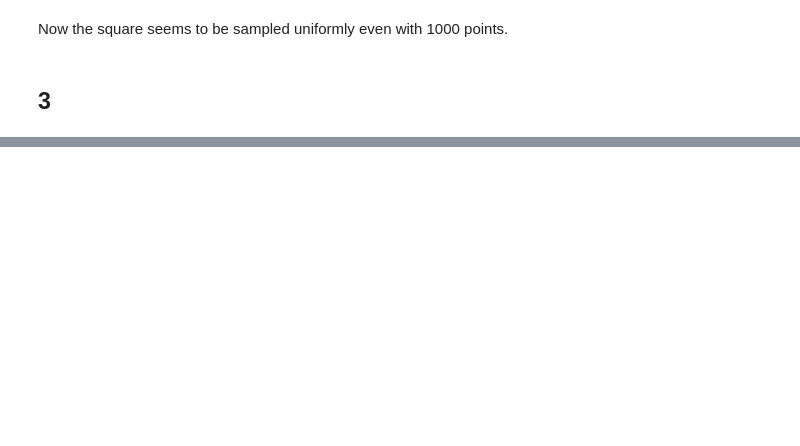
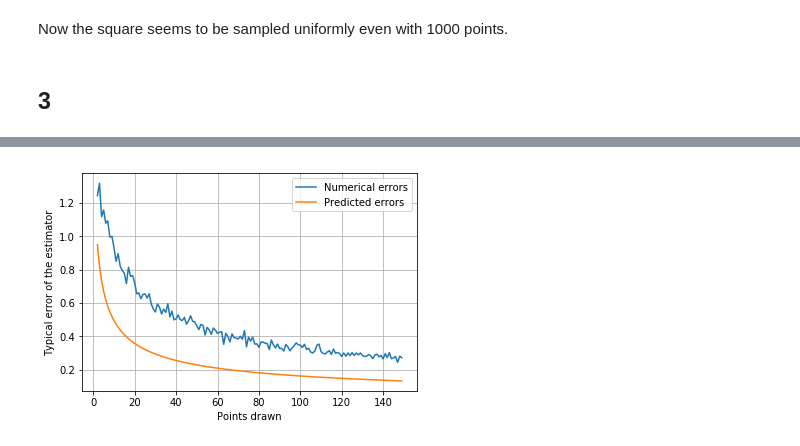
Before and after one commit to neonjoo/comp_sci, a Jupyter notebook: hw3.ipynb, the cells around one changed output, grey strips where cells are left out. Saved outputs shown, nothing was run; the diff lists cells and outputs as text; code cells hidden in the pictures; blank space fills up the shorter version.

```diff
--- a/hw3.ipynb
+++ b/hw3.ipynb
@@ -153,44 +161,49 @@ Now the square seems to be sampled uniformly even with 1000 points.
 # %%
 import numpy as np
 import matplotlib.pyplot as plt
-from matplotlib.patches import Rectangle
 
-N = [1e3, 4e3, 20e3]
+N = 150
 
-stepsize = 1
+stepsize = 1.1
+runs = 200
 
-for n in N:
+pi_estimates = []
+num_error = []
+pred_error = []
+
+for n in range(1, N+1):
     n = int(n)
+    pi_estimate = [] # holds pi # of runs estimates of pi for n points drawn
 
-    S = np.zeros(n)
-    xx = np.zeros(n)
-    yy = np.zeros(n)
-    rejected = 0
-    x, y = 0, 0
+    for run in range(runs):
+        S = np.zeros(n)
+        x, y = 0, 0
 
-    for i in range(n):
-        dx = np.random.uniform(-stepsize,stepsize)
-        dy = np.random.uniform(-stepsize,stepsize)
-        x = x + dx
-        y = y + dy
+        for i in range(n):
+            dx = np.random.uniform(-stepsize,stepsize)
+            dy = np.random.uniform(-stepsize,stepsize)
+            x = x + dx
+            y = y + dy
 
-        if abs(x) > 1 or abs(y) > 1:
-            x = x - dx
-            y = y - dy
-            rejected += 1
-        if (x**2 + y**2) < 1:
-            S[i] = 4
-        xx[i] = x
-        yy[i] = y
+            if abs(x) > 1 or abs(y) > 1:
+                x = x - dx
+                y = y - dy
+            if (x**2 + y**2) < 1:
+                S[i] = 4
+        pi_estimate.append(np.mean(S))
 
-    print("n =", n)
-    print("Estimate of pi:")
-    print(np.mean(S))
-    print("Numerical error of estimator:")
-    print(np.sqrt(np.var(S) / n))
-    print("Theoretically predicted error of estimator:")
-    print(np.sqrt(1 / (n - 1) * np.sum(S**2- (np.mean(S))**2) / n))
-    print("Super predicted error of estimator:")
-    print(np.sqrt(np.pi * (4 - np.pi) / n))
-    print()
+    pi_estimates.append(np.mean(pi_estimate))
+    num_error.append(np.sqrt(np.var(pi_estimate)))
+    pred_error.append(np.sqrt(np.pi * (4 - np.pi) / n))
+
+plt.figure()
+shift = 2 # shift by 2 to conserve a reasonable scale in the plot
+plt.plot(range(shift, N), num_error[shift:], label="Numerical errors")
+plt.plot(range(shift, N), pred_error[shift:], label="Predicted errors")
+plt.legend()
+plt.xlabel("Points drawn")
+plt.ylabel("Typical error of the estimator")
+plt.grid()
+plt.show()
+plt.close("all")
 # %% [output]
@@ -213,0 +210 @@ Super predicted error of estimator:
+[figure, added]
```
Also changed, not shown: parts of 7 cells of this notebook.
